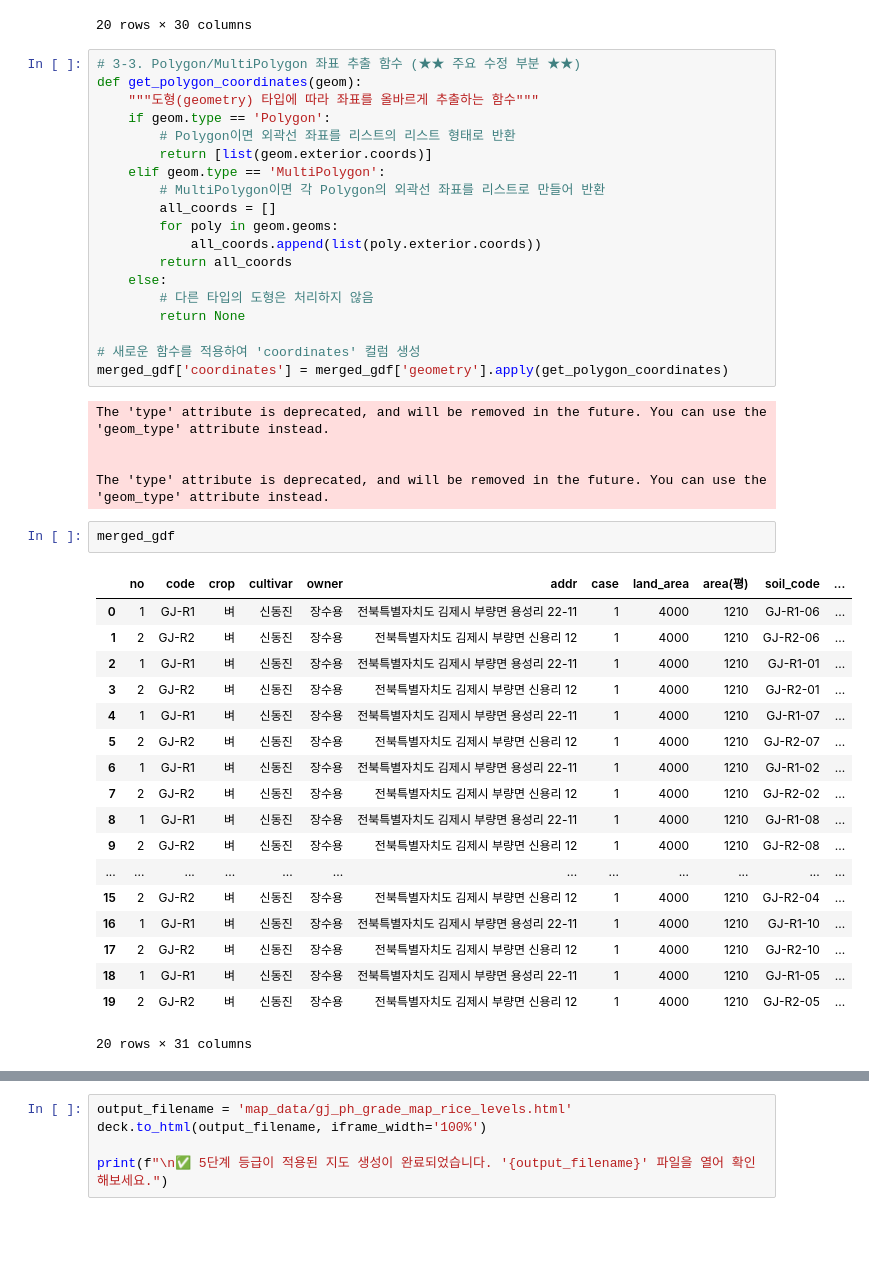
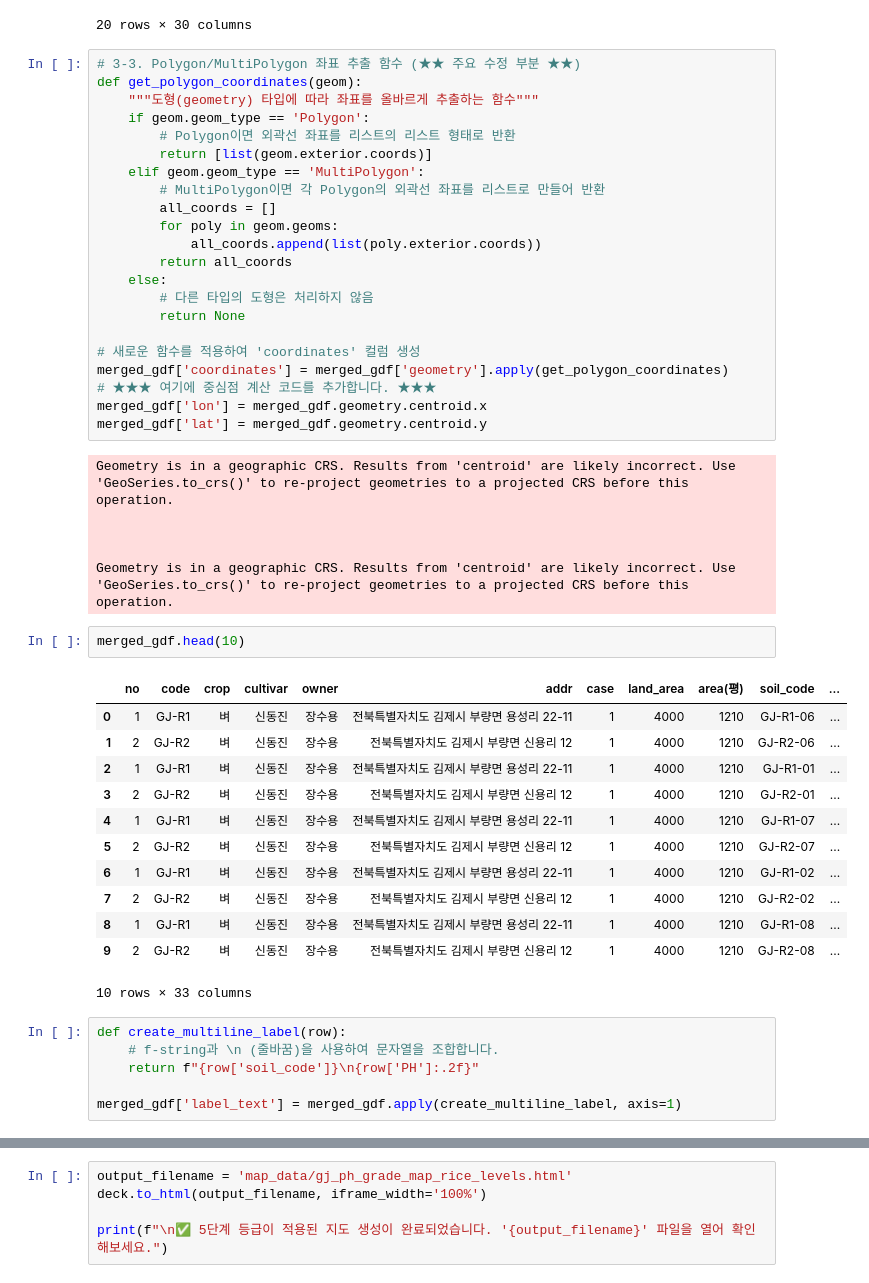
Before and after one commit to sirasony35/soil_analysis, a Jupyter notebook: soil_analysis_deep.ipynb, the cells around one changed output, grey strips where cells are left out. Cells and saved outputs as stored; diff of their text form; blank space fills up the shorter version.

```diff
--- a/soil_analysis_deep.ipynb
+++ b/soil_analysis_deep.ipynb
@@ -202,10 +202,10 @@ merged_gdf
 # 3-3. Polygon/MultiPolygon 좌표 추출 함수 (★★ 주요 수정 부분 ★★)
 def get_polygon_coordinates(geom):
     """도형(geometry) 타입에 따라 좌표를 올바르게 추출하는 함수"""
-    if geom.type == 'Polygon':
+    if geom.geom_type == 'Polygon':
         # Polygon이면 외곽선 좌표를 리스트의 리스트 형태로 반환
         return [list(geom.exterior.coords)]
-    elif geom.type == 'MultiPolygon':
+    elif geom.geom_type == 'MultiPolygon':
         # MultiPolygon이면 각 Polygon의 외곽선 좌표를 리스트로 만들어 반환
         all_coords = []
         for poly in geom.geoms:
@@ -217,32 +217,36 @@ def get_polygon_coordinates(geom):
 
 # 새로운 함수를 적용하여 'coordinates' 컬럼 생성
 merged_gdf['coordinates'] = merged_gdf['geometry'].apply(get_polygon_coordinates)
+# ★★★ 여기에 중심점 계산 코드를 추가합니다. ★★★
+merged_gdf['lon'] = merged_gdf.geometry.centroid.x
+merged_gdf['lat'] = merged_gdf.geometry.centroid.y
 # %% [output]
-The 'type' attribute is deprecated, and will be removed in the future. You can use the 'geom_type' attribute instead.
+Geometry is in a geographic CRS. Results from 'centroid' are likely incorrect. Use 'GeoSeries.to_crs()' to re-project geometries to a projected CRS before this operation.
 
 
-The 'type' attribute is deprecated, and will be removed in the future. You can use the 'geom_type' attribute instead.
+
+Geometry is in a geographic CRS. Results from 'centroid' are likely incorrect. Use 'GeoSeries.to_crs()' to re-project geometries to a projected CRS before this operation.
 # %%
-merged_gdf
+merged_gdf.head(10)
 # %% [output]
 |  | no | code | crop | cultivar | owner | addr | case | land_area | area(평) | soil_code | ... |
 | 0 | 1 | GJ-R1 | 벼 | 신동진 | 장수용 | 전북특별자치도 김제시 부량면 용성리 22-11 | 1 | 4000 | 1210 | GJ-R1-06 | ... |
 | 1 | 2 | GJ-R2 | 벼 | 신동진 | 장수용 | 전북특별자치도 김제시 부량면 신용리 12 | 1 | 4000 | 1210 | GJ-R2-06 | ... |
 | 2 | 1 | GJ-R1 | 벼 | 신동진 | 장수용 | 전북특별자치도 김제시 부량면 용성리 22-11 | 1 | 4000 | 1210 | GJ-R1-01 | ... |
 | 3 | 2 | GJ-R2 | 벼 | 신동진 | 장수용 | 전북특별자치도 김제시 부량면 신용리 12 | 1 | 4000 | 1210 | GJ-R2-01 | ... |
 | 4 | 1 | GJ-R1 | 벼 | 신동진 | 장수용 | 전북특별자치도 김제시 부량면 용성리 22-11 | 1 | 4000 | 1210 | GJ-R1-07 | ... |
 | 5 | 2 | GJ-R2 | 벼 | 신동진 | 장수용 | 전북특별자치도 김제시 부량면 신용리 12 | 1 | 4000 | 1210 | GJ-R2-07 | ... |
 | 6 | 1 | GJ-R1 | 벼 | 신동진 | 장수용 | 전북특별자치도 김제시 부량면 용성리 22-11 | 1 | 4000 | 1210 | GJ-R1-02 | ... |
 | 7 | 2 | GJ-R2 | 벼 | 신동진 | 장수용 | 전북특별자치도 김제시 부량면 신용리 12 | 1 | 4000 | 1210 | GJ-R2-02 | ... |
 | 8 | 1 | GJ-R1 | 벼 | 신동진 | 장수용 | 전북특별자치도 김제시 부량면 용성리 22-11 | 1 | 4000 | 1210 | GJ-R1-08 | ... |
 | 9 | 2 | GJ-R2 | 벼 | 신동진 | 장수용 | 전북특별자치도 김제시 부량면 신용리 12 | 1 | 4000 | 1210 | GJ-R2-08 | ... |
-| ... | ... | ... | ... | ... | ... | ... | ... | ... | ... | ... | ... |
-| 15 | 2 | GJ-R2 | 벼 | 신동진 | 장수용 | 전북특별자치도 김제시 부량면 신용리 12 | 1 | 4000 | 1210 | GJ-R2-04 | ... |
-| 16 | 1 | GJ-R1 | 벼 | 신동진 | 장수용 | 전북특별자치도 김제시 부량면 용성리 22-11 | 1 | 4000 | 1210 | GJ-R1-10 | ... |
-| 17 | 2 | GJ-R2 | 벼 | 신동진 | 장수용 | 전북특별자치도 김제시 부량면 신용리 12 | 1 | 4000 | 1210 | GJ-R2-10 | ... |
-| 18 | 1 | GJ-R1 | 벼 | 신동진 | 장수용 | 전북특별자치도 김제시 부량면 용성리 22-11 | 1 | 4000 | 1210 | GJ-R1-05 | ... |
-| 19 | 2 | GJ-R2 | 벼 | 신동진 | 장수용 | 전북특별자치도 김제시 부량면 신용리 12 | 1 | 4000 | 1210 | GJ-R2-05 | ... |
-20 rows × 31 columns
+10 rows × 33 columns
+# %%
+def create_multiline_label(row):
+    # f-string과 \n (줄바꿈)을 사용하여 문자열을 조합합니다.
+    return f"{row['soil_code']}\n{row['PH']:.2f}"
+
+merged_gdf['label_text'] = merged_gdf.apply(create_multiline_label, axis=1)
 # %%
 ### Pydeck 지도 생성 및 HTML 저장
 
```
Also changed, not shown: parts of 2 cells of this notebook, 17 other files.
